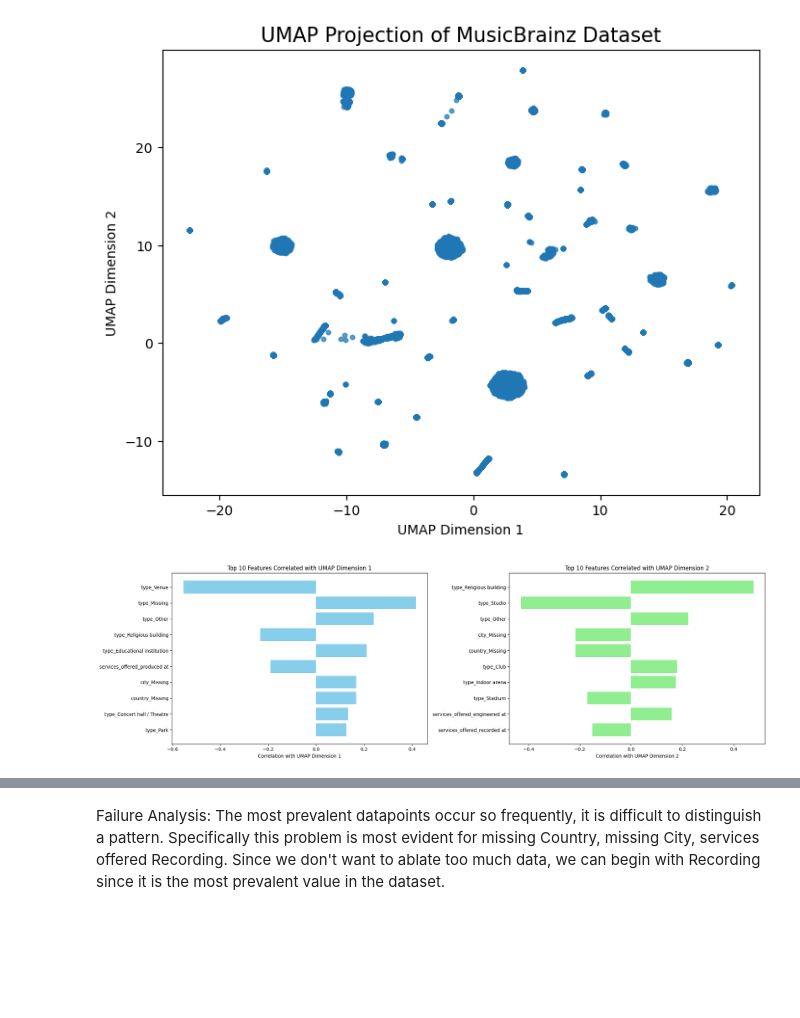
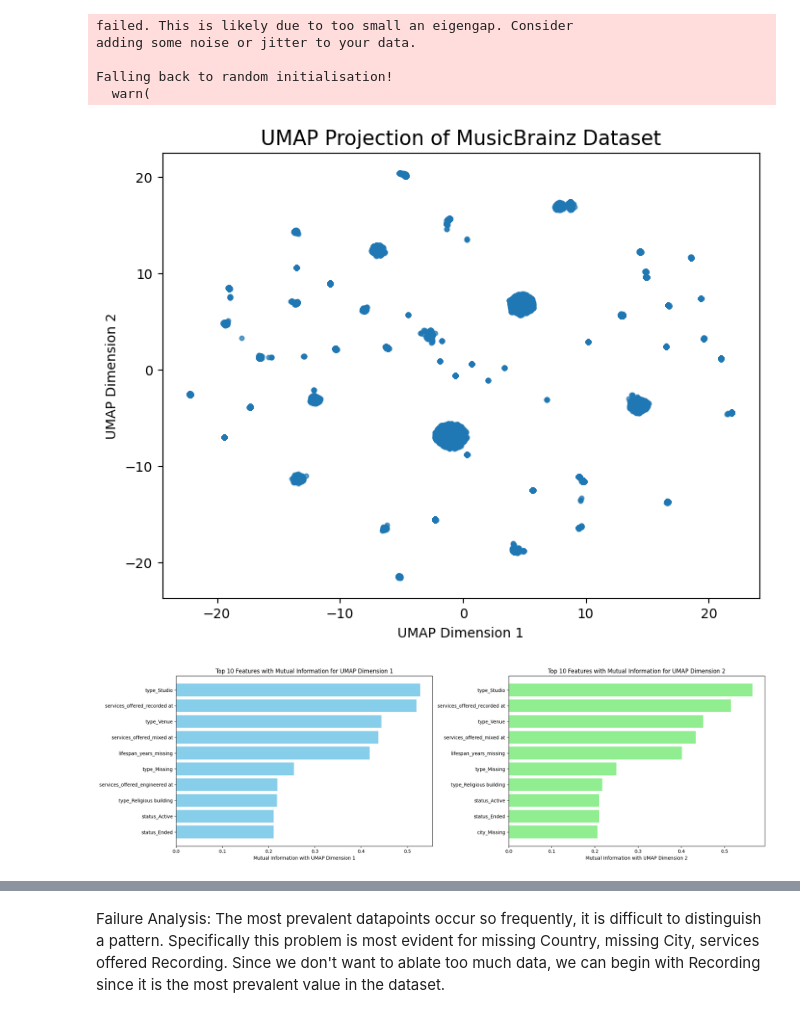
Before and after one commit to megan-rizzo/musicbrainz-api-module, a Jupyter notebook: UMAP.ipynb, the cells around one changed output, grey strips where cells are left out. Cells and saved outputs as stored; diff of their text form; code cells hidden in the pictures; blank space fills up the shorter version.

Commit message:
Replace feature correlation with mutual information

```diff
--- a/UMAP.ipynb
+++ b/UMAP.ipynb
@@ -75,3 +75,14 @@ merged_df.head()
 | 15522 | Other | Dunluce Castle | Northern Ireland | Causeway Coast and Glens | GB | 43.0 | Active | recorded at | ... |
 | 15524 | Studio | Saint Johns Eastern Orthodox Church | Tennessee | Missing | US | 5.0 | Ended | engineered at | ... |
 | 15525 | Venue | Shimokitazawa Eki | Missing | Missing | JP | 34.0 | Active | recorded at | ... |
+# %%
+from sklearn.preprocessing import MinMaxScaler
+
+# Create a MinMaxScaler object
+num_scaler = MinMaxScaler()
+
+# Fit and transform the 'lifespan_years' column
+merged_df['lifespan_years'] = num_scaler.fit_transform(merged_df[['lifespan_years']])
+
+# Display the updated dataframe
+merged_df.head()
@@ -118,7 +136,8 @@ from sklearn.preprocessing import StandardScaler
 
 
 # ----------------------------------------------------
-# X_umap now holds the 2D embedding of your data, wX = merged_df_encoded.values  # Convert DataFrame to a NumPy array
+# X_umap now holds the 2D embedding of your data
+X = merged_df_encoded.values  # Convert DataFrame to a NumPy array
 
 # ----------------------------------------------------
 # 3. Optional: Scale data
@@ -152,52 +171,55 @@ plt.ylabel('UMAP Dimension 2')
 plt.show()
 # you can use for clustering, further visualization, etc.
 # %% [output]
+failed. This is likely due to too small an eigengap. Consider
+adding some noise or jitter to your data.
+
+Falling back to random initialisation!
+  warn(
-[figure, old version]
+[figure, new version]
 # %%
+from sklearn.feature_selection import mutual_info_regression
+
 # Analysis for UMAP Dimension 1
-correlations_dim1 = []
-for col in merged_df_encoded.columns:
-    corr = np.corrcoef(merged_df_encoded[col], X_umap[:, 0])[0, 1]
-    correlations_dim1.append((col, corr))
+mi_dim1 = mutual_info_regression(merged_df_encoded, X_umap[:, 0])
+mi_dim1 = list(zip(merged_df_encoded.columns, mi_dim1))
 
-# Sort and look at the highest absolute correlations
-sorted_correlations_dim1 = sorted(correlations_dim1, key=lambda x: abs(x[1]), reverse=True)
+# Sort and look at the highest mutual information scores
+sorted_mi_dim1 = sorted(mi_dim1, key=lambda x: x[1], reverse=True)
 
-# Extract the top 10 highest absolute correlations
-top_features_dim1 = sorted_correlations_dim1[:10]
+# Extract the top 10 highest mutual information scores
+top_features_dim1 = sorted_mi_dim1[:10]
 features_dim1 = [feature for feature, _ in top_features_dim1]
-correlations_dim1 = [corr for _, corr in top_features_dim1]
+mi_scores_dim1 = [score for _, score in top_features_dim1]
 
 # Analysis for UMAP Dimension 2
-correlations_dim2 = []
-for col in merged_df_encoded.columns:
-    corr = np.corrcoef(merged_df_encoded[col], X_umap[:, 1])[0, 1]
-    correlations_dim2.append((col, corr))
+mi_dim2 = mutual_info_regression(merged_df_encoded, X_umap[:, 1])
+mi_dim2 = list(zip(merged_df_encoded.columns, mi_dim2))
 
-# Sort and look at the highest absolute correlations
-sorted_correlations_dim2 = sorted(correlations_dim2, key=lambda x: abs(x[1]), reverse=True)
+# Sort and look at the highest mutual information scores
+sorted_mi_dim2 = sorted(mi_dim2, key=lambda x: x[1], reverse=True)
 
-# Extract the top 10 highest absolute correlations
-top_features_dim2 = sorted_correlations_dim2[:10]
+# Extract the top 10 highest mutual information scores
+top_features_dim2 = sorted_mi_dim2[:10]
 features_dim2 = [feature for feature, _ in top_features_dim2]
-correlations_dim2 = [corr for _, corr in top_features_dim2]
+mi_scores_dim2 = [score for _, score in top_features_dim2]
 
 # Plot the bar charts side by side
 fig, axes = plt.subplots(nrows=1, ncols=2, figsize=(20, 6))
 
 # Bar chart for Dimension 1
-axes[0].barh(features_dim1, correlations_dim1, color='skyblue')
-axes[0].set_xlabel('Correlation with UMAP Dimension 1')
-axes[0].set_title('Top 10 Features Correlated with UMAP Dimension 1')
-axes[0].invert_yaxis()  # Highest correlation at the top
+axes[0].barh(features_dim1, mi_scores_dim1, color='skyblue')
+axes[0].set_xlabel('Mutual Information with UMAP Dimension 1')
+axes[0].set_title('Top 10 Features with Mutual Information for UMAP Dimension 1')
+axes[0].invert_yaxis()  # Highest mutual information at the top
 
 # Bar chart for Dimension 2
-axes[1].barh(features_dim2, correlations_dim2, color='lightgreen')
-axes[1].set_xlabel('Correlation with UMAP Dimension 2')
-axes[1].set_title('Top 10 Features Correlated with UMAP Dimension 2')
-axes[1].invert_yaxis()  # Highest correlation at the top
+axes[1].barh(features_dim2, mi_scores_dim2, color='lightgreen')
+axes[1].set_xlabel('Mutual Information with UMAP Dimension 2')
+axes[1].set_title('Top 10 Features with Mutual Information for UMAP Dimension 2')
+axes[1].invert_yaxis()  # Highest mutual information at the top
 
 plt.tight_layout()
 plt.show()
 # %% [output]
-[figure, old version]
+[figure, new version]
```
Also changed, not shown: parts of 15 cells of this notebook.
